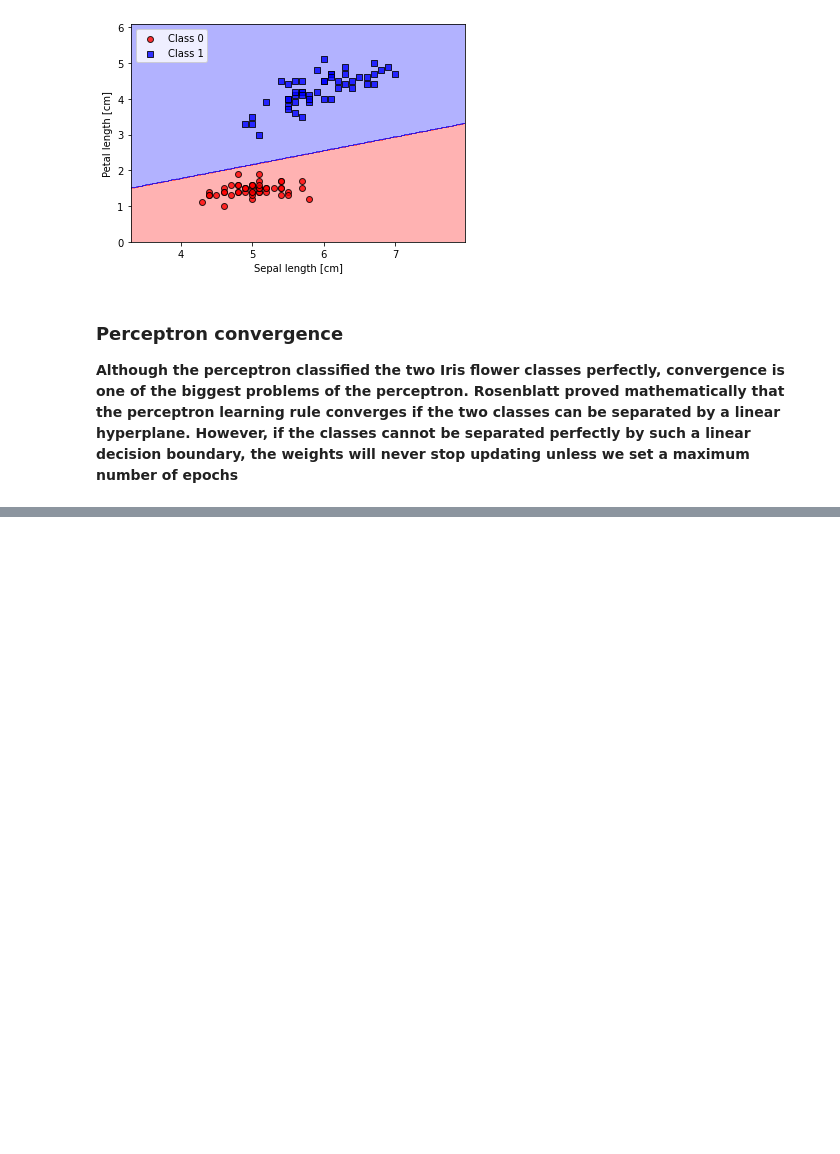
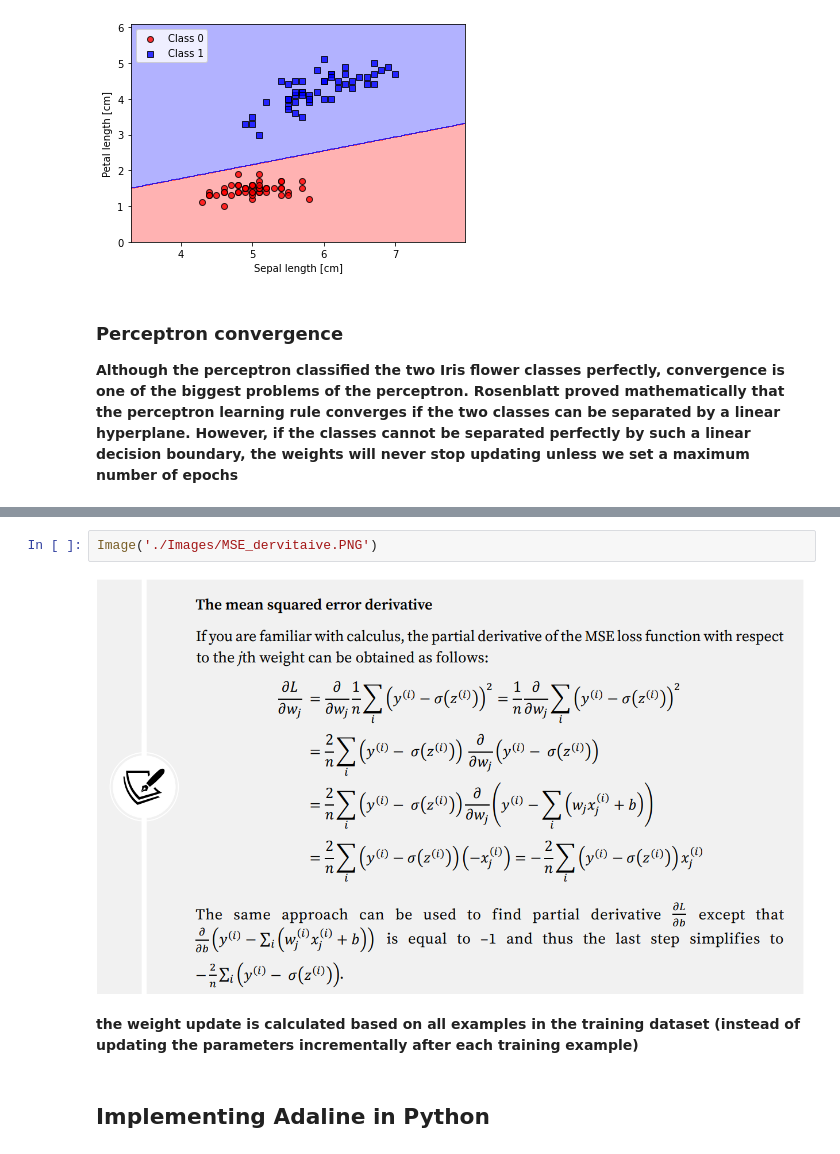
Before and after one commit to emadmagdy72/Reading-Technical-Books, a Jupyter notebook: Machine Learning with PyTorch and Scikit-Learn (Sebastian Raschka)/Chapter 02/Notes Ch.02.ipynb, the cells around one changed output, grey strips where cells are left out. Cells and saved outputs as stored; diff of their text form; blank space fills up the shorter version.

```diff
--- a/Machine Learning with PyTorch and Scikit-Learn (Sebastian Raschka)/Chapter 02/Notes Ch.02.ipynb
+++ b/Machine Learning with PyTorch and Scikit-Learn (Sebastian Raschka)/Chapter 02/Notes Ch.02.ipynb
@@ -170,0 +196,9 @@ the perceptron learning rule converges if the two classes can be separated by a
+# %%
+Image('./Images/MSE_dervitaive.PNG')
+# %% [output]
+[figure, added]
+# %% [markdown]
+**the weight update is calculated based on all examples in the training dataset (instead of updating the parameters
+incrementally after each training example)**
+# %% [markdown]
+## Implementing Adaline in Python
```
Also changed, not shown: parts of 20 cells of this notebook, 6 other files.
